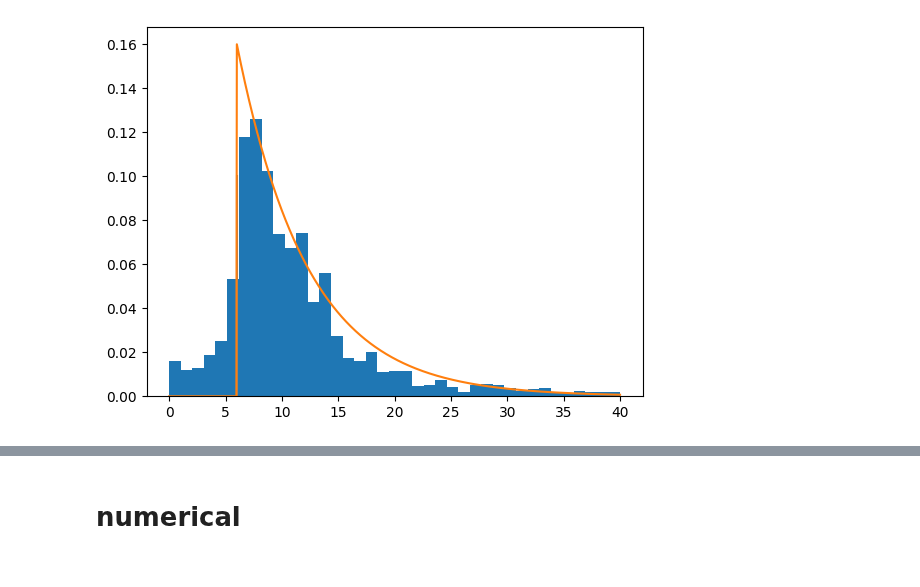
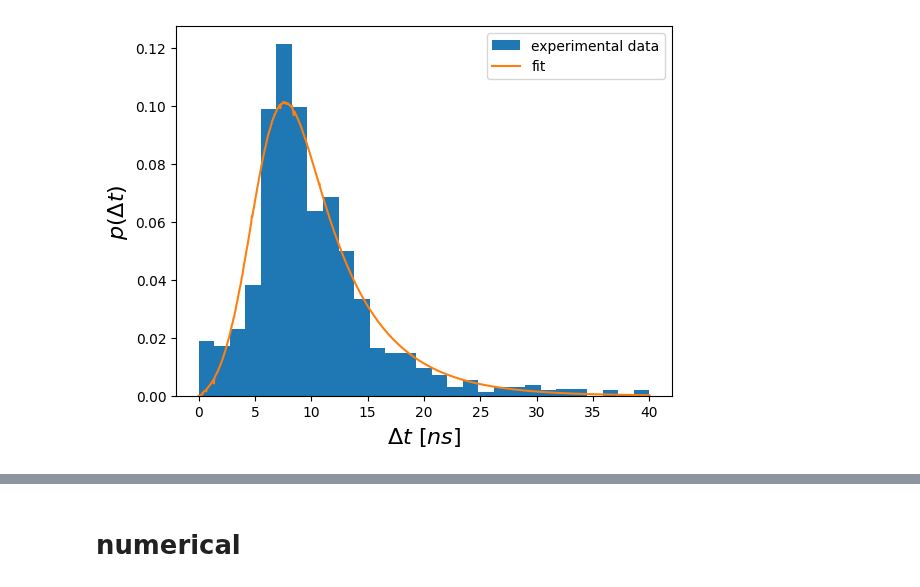
Before and after one commit to Valerio-Amico/Lab-Rydberg, a Jupyter notebook: thesis/death_time/diff_histogram.ipynb, the cells around one changed output, grey strips where cells are left out. Saved outputs shown, nothing was run; the diff lists cells and outputs as text; code cells hidden in the pictures.

Commit message:
some plots created

```diff
--- a/thesis/death_time/diff_histogram.ipynb
+++ b/thesis/death_time/diff_histogram.ipynb
@@ -39,7 +41,7 @@ def get_diffs(name):
 
         for i in range(len(terms)-1):
             if terms[i+1] - terms[i] < 0.0059:
-                if np.random.random() > 0.3:
+                if np.random.random() > 0.:
                     diffs = diffs + [terms[i+1] - terms[i]]
             else:
                 diffs = diffs + [terms[i+1] - terms[i]]
@@ -90,7 +92,11 @@ names = [
 ]
 
 all_diffs = []
-names = np.random.choice(names, 10)
+names = np.random.choice(names, len(names), replace=False)
+
+names = [
+    "/Users/valerio/Documents/lab/Lab-Rydberg/wavw_lec_20-01-23/2022-12-21/Time-2022-12-21-0003.txt"
+]
 
 for name in names:
     diffs = get_diffs(name)
@@ -105,0 +171,15 @@ def p_delta_t(delta_t, n, tau):
+# %%
+range_time = [0.0001, 40] # nanoseconds
+n_bins = 30
+
+bins=np.linspace(range_time[0], range_time[1], n_bins)
+data = plt.hist(all_diffs, bins=bins, density=True)
+
+res = hft.hist_fit2(data[0], bins, fit_function_var_tau, theta_0=[0.14, 5, 2])
+print(res)
+X = np.linspace(*range_time,1000)
+Y = np.array([p_delta_t_2(x, *res) for x in X])/1
+plt.plot(X,Y)
+plt.xlabel(r"$\Delta t [ns]$", fontsize=16)
+
+plt.show()
@@ -106,14 +210,15 @@ def p_delta_t(delta_t, n, tau):
 # %%
-plt.hist(all_diffs, bins=np.linspace(0.0001, 40, 40), density=True)
-plt.plot([6, 6], [0,0.1], color="gray")
+plt.hist(all_diffs, bins=bins, density=True, label="experimental data")
 
-X = np.linspace(0,range_,1000)
-Y = np.array([p_delta_t(x, 0.16, death_time) for x in X])/1
-plt.plot(X,Y)
-
+X = np.linspace(*range_time,1000)
+Y = np.array([p_delta_t_2(x, *res) for x in X])/1
+plt.plot(X,Y, label="fit")
+plt.xlabel(r"$\Delta t \ [ns]$", fontsize=16)
+plt.ylabel(r"$p(\Delta t)$", fontsize=16)
+plt.legend()
 plt.show()
 # %% [output]
-[figure, old version]
+[figure, new version]
 # %%
 plt.hist(times, bins=np.linspace(min(times), max(times), 100))
 plt.show()
```
Also changed, not shown: parts of 8 cells of this notebook, 27 other files.
